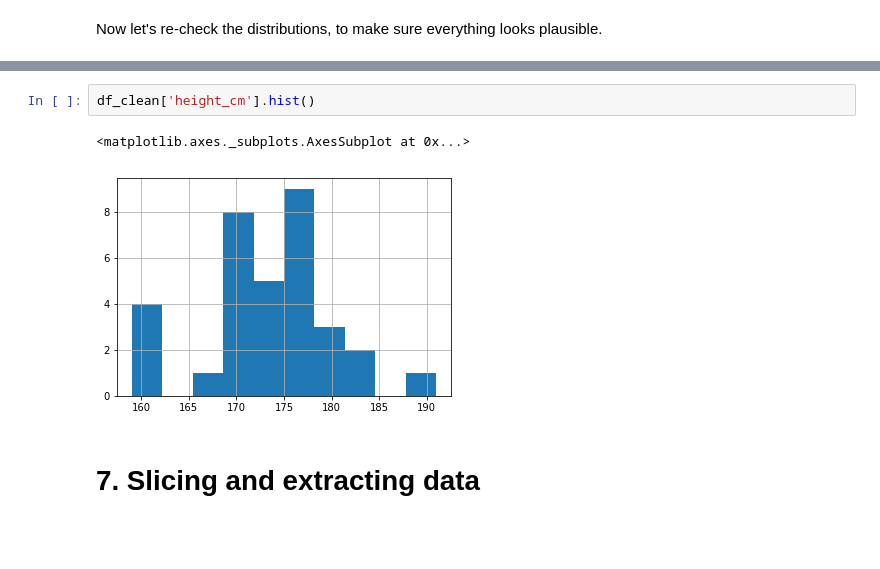
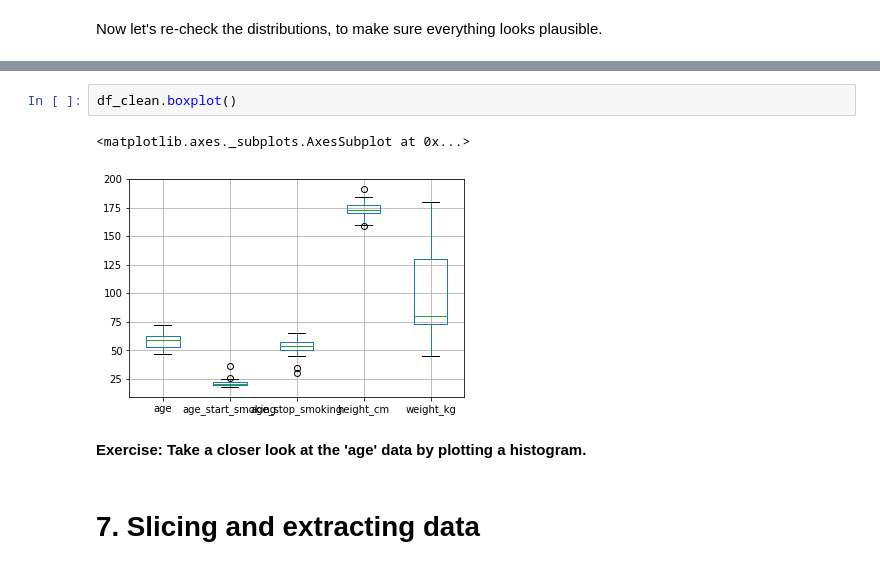
Before and after one commit to bballew/pandas_tutorial, a Jupyter notebook: Data_science_workshop.ipynb, the cells around one changed output, grey strips where cells are left out. Cells and saved outputs as stored; diff of their text form; blank space fills up the shorter version.

Commit message:
add to intro and plots

```diff
--- a/Data_science_workshop.ipynb
+++ b/Data_science_workshop.ipynb
@@ -650,8 +685,10 @@ df_clean['weight_kg'].hist()
-# %%
-df_clean['height_cm'].hist()
-# %% [output]
-<matplotlib.axes._subplots.AxesSubplot at 0x...>
-[figure, removed]
+# %%
+df_clean.boxplot()
+# %% [output]
+<matplotlib.axes._subplots.AxesSubplot at 0x...>
+[figure, added]
+# %% [markdown]
+__Exercise: Take a closer look at the 'age' data by plotting a histogram.__
 # %% [markdown]
 # 7.  Slicing and extracting data
 # %% [markdown]
```
Also changed, not shown: parts of 51 cells of this notebook, 3 other files.
